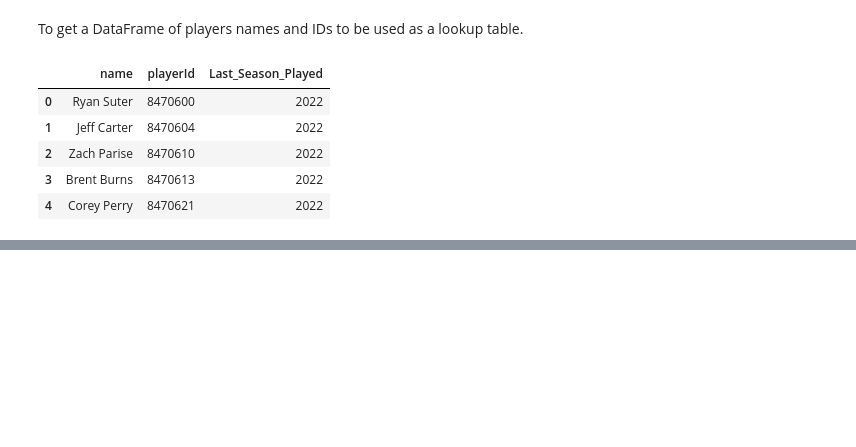
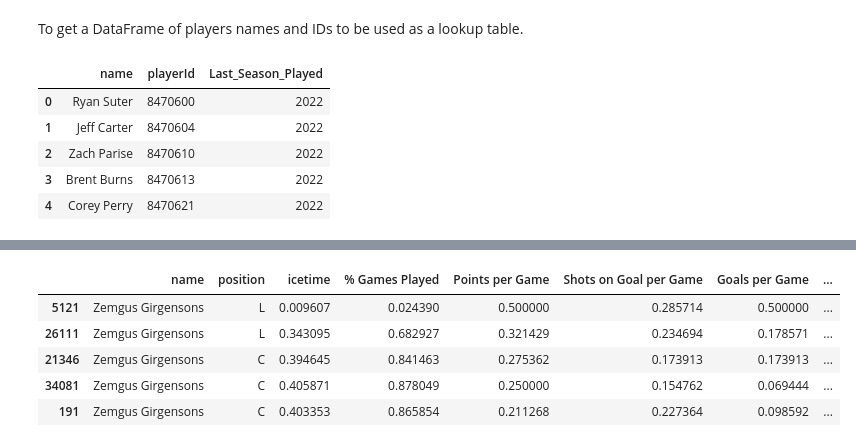
Before and after one commit to nanderson1982/NHL_Player_Analysis, a Jupyter notebook: Notebooks/Points_Per_Game.ipynb, the cells around one changed output, grey strips where cells are left out. Saved outputs shown, nothing was run; the diff lists cells and outputs as text; code cells hidden in the pictures; blank space fills up the shorter version.

```diff
--- a/Notebooks/Points_Per_Game.ipynb
+++ b/Notebooks/Points_Per_Game.ipynb
@@ -137,0 +164,16 @@ players.head()
+# %%
+# Instantiate MinMaxScaler
+from sklearn.preprocessing import MinMaxScaler
+scaler = MinMaxScaler()
+
+# Normalizing specific column so the values are between 0 and 1
+ml_df[['icetime']] = scaler.fit_transform(ml_df[['icetime']])
+ml_df[['Shots on Goal per Game']] = scaler.fit_transform(ml_df[['Shots on Goal per Game']])
+ml_df.head()
+# %% [output]
+|  | name | position | icetime | % Games Played | Points per Game | Shots on Goal per Game | Goals per Game | ... |
+| 5121 | Zemgus Girgensons | L | 0.009607 | 0.024390 | 0.500000 | 0.285714 | 0.500000 | ... |
+| 26111 | Zemgus Girgensons | L | 0.343095 | 0.682927 | 0.321429 | 0.234694 | 0.178571 | ... |
+| 21346 | Zemgus Girgensons | C | 0.394645 | 0.841463 | 0.275362 | 0.173913 | 0.173913 | ... |
+| 34081 | Zemgus Girgensons | C | 0.405871 | 0.878049 | 0.250000 | 0.154762 | 0.069444 | ... |
+| 191 | Zemgus Girgensons | C | 0.403353 | 0.865854 | 0.211268 | 0.227364 | 0.098592 | ... |
```
Also changed, not shown: parts of 10 cells of this notebook.
